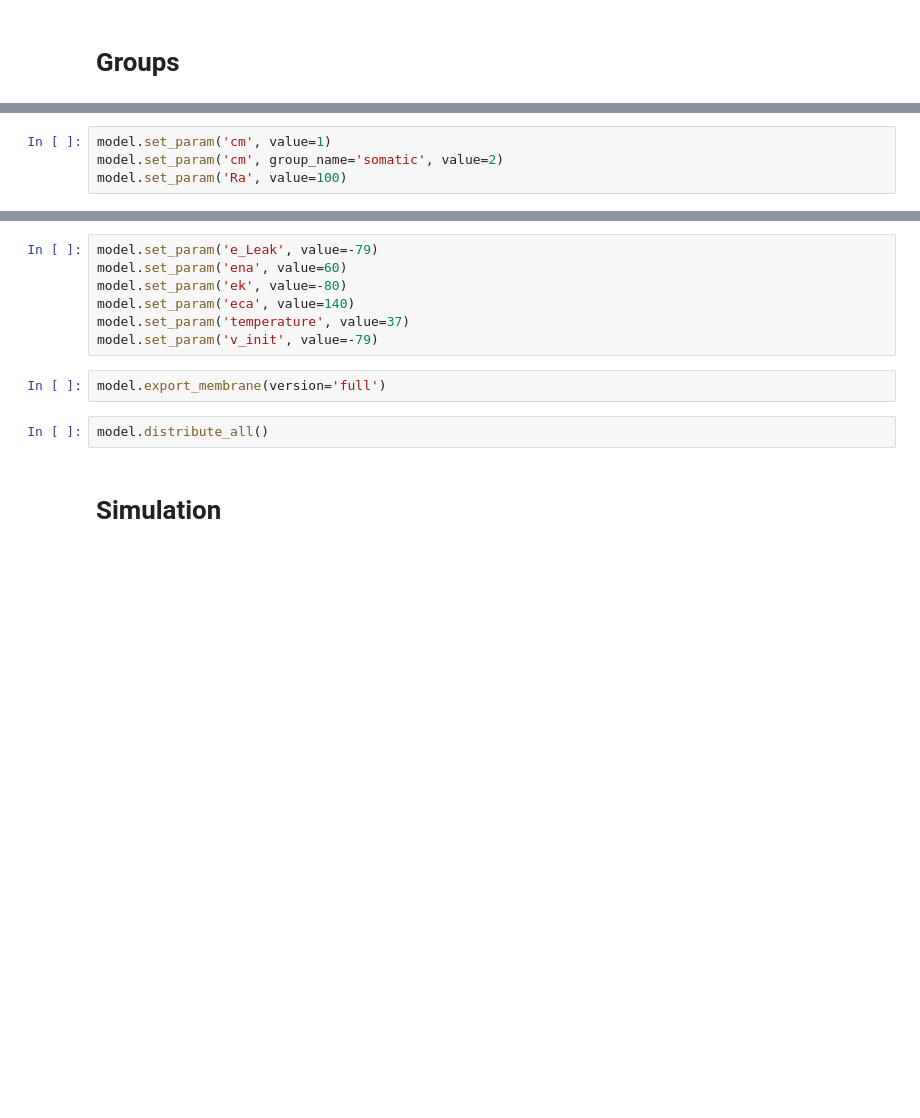
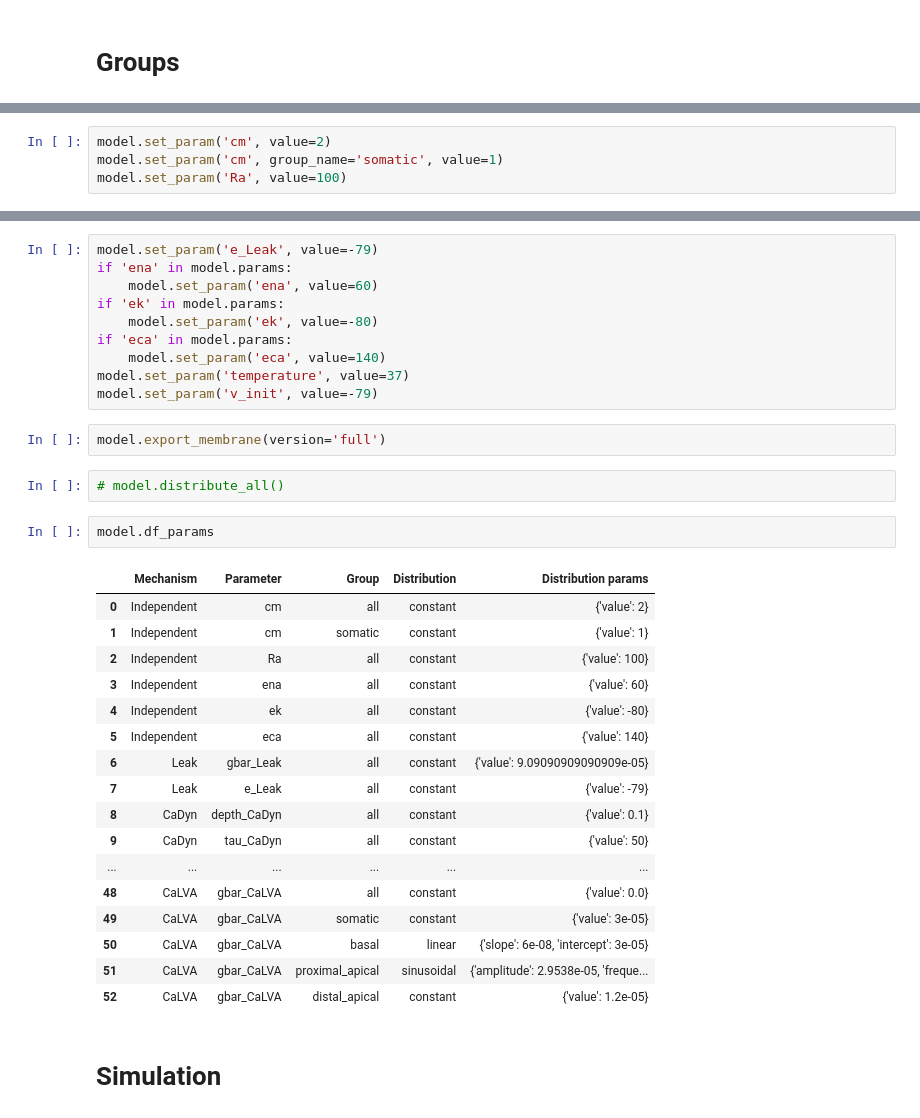
Before and after one commit to Poirazi-Lab/DendroTweaksApp, a Jupyter notebook: app/src/Park_2019.ipynb, the cells around one changed output, grey strips where cells are left out. Cells and saved outputs as stored; diff of their text form; blank space fills up the shorter version.

```diff
--- a/app/src/Park_2019.ipynb
+++ b/app/src/Park_2019.ipynb
@@ -178,4 +307,4 @@ Adding group dendritic...
 # %%
-model.set_param('cm', value=1)
-model.set_param('cm', group_name='somatic', value=2)
+model.set_param('cm', value=2)
+model.set_param('cm', group_name='somatic', value=1)
 model.set_param('Ra', value=100)
@@ -236,14 +378,37 @@ for param_name in model.conductances:
 # %%
 model.set_param('e_Leak', value=-79)
-model.set_param('ena', value=60)
-model.set_param('ek', value=-80)
-model.set_param('eca', value=140)
+if 'ena' in model.params:
+    model.set_param('ena', value=60)
+if 'ek' in model.params:
+    model.set_param('ek', value=-80)
+if 'eca' in model.params:
+    model.set_param('eca', value=140)
 model.set_param('temperature', value=37)
 model.set_param('v_init', value=-79)
 # %%
 model.export_membrane(version='full')
+# %%
+# model.distribute_all()
 # %%
-model.distribute_all()
+model.df_params
+# %% [output]
+|  | Mechanism | Parameter | Group | Distribution | Distribution params |
+| 0 | Independent | cm | all | constant | {'value': 2} |
+| 1 | Independent | cm | somatic | constant | {'value': 1} |
+| 2 | Independent | Ra | all | constant | {'value': 100} |
+| 3 | Independent | ena | all | constant | {'value': 60} |
+| 4 | Independent | ek | all | constant | {'value': -80} |
+| 5 | Independent | eca | all | constant | {'value': 140} |
+| 6 | Leak | gbar_Leak | all | constant | {'value': 9.09090909090909e-05} |
+| 7 | Leak | e_Leak | all | constant | {'value': -79} |
+| 8 | CaDyn | depth_CaDyn | all | constant | {'value': 0.1} |
+| 9 | CaDyn | tau_CaDyn | all | constant | {'value': 50} |
+| ... | ... | ... | ... | ... | ... |
+| 48 | CaLVA | gbar_CaLVA | all | constant | {'value': 0.0} |
+| 49 | CaLVA | gbar_CaLVA | somatic | constant | {'value': 3e-05} |
+| 50 | CaLVA | gbar_CaLVA | basal | linear | {'slope': 6e-08, 'intercept': 3e-05} |
+| 51 | CaLVA | gbar_CaLVA | proximal_apical | sinusoidal | {'amplitude': 2.9538e-05, 'freque... |
+| 52 | CaLVA | gbar_CaLVA | distal_apical | constant | {'value': 1.2e-05} |
 # %% [markdown]
 # Simulation
 # %%
```
Also changed, not shown: parts of 27 cells of this notebook, 26 other files.
